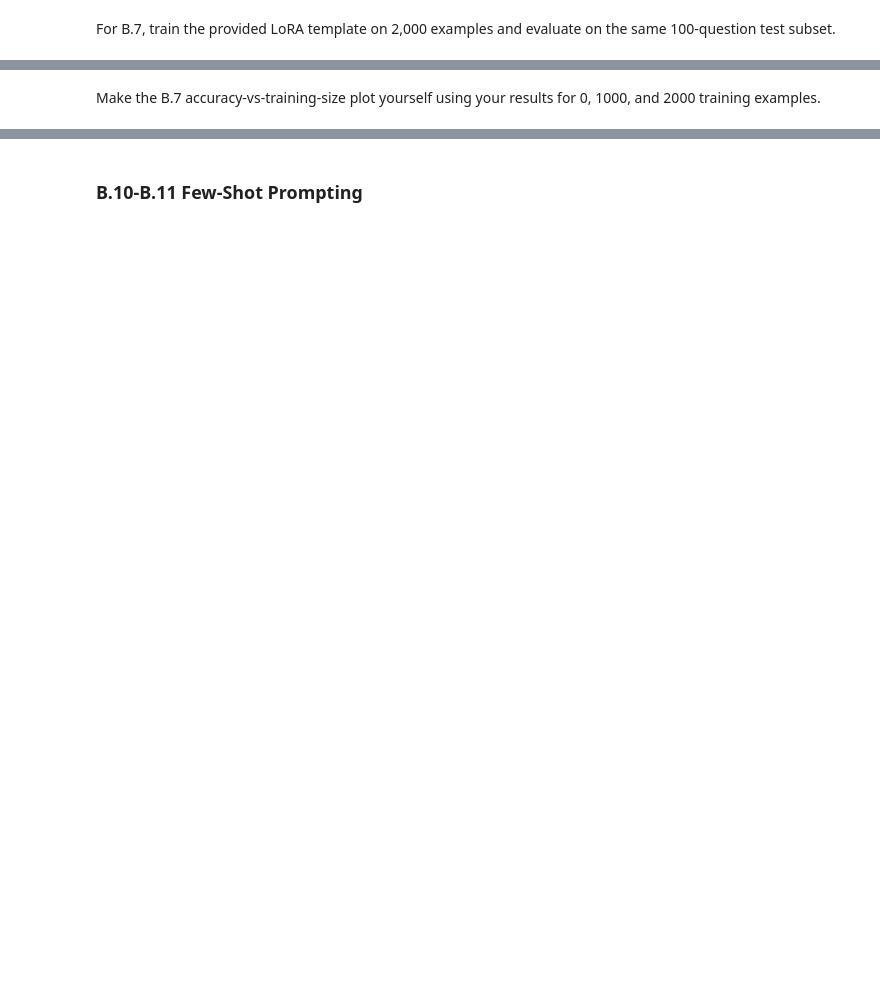
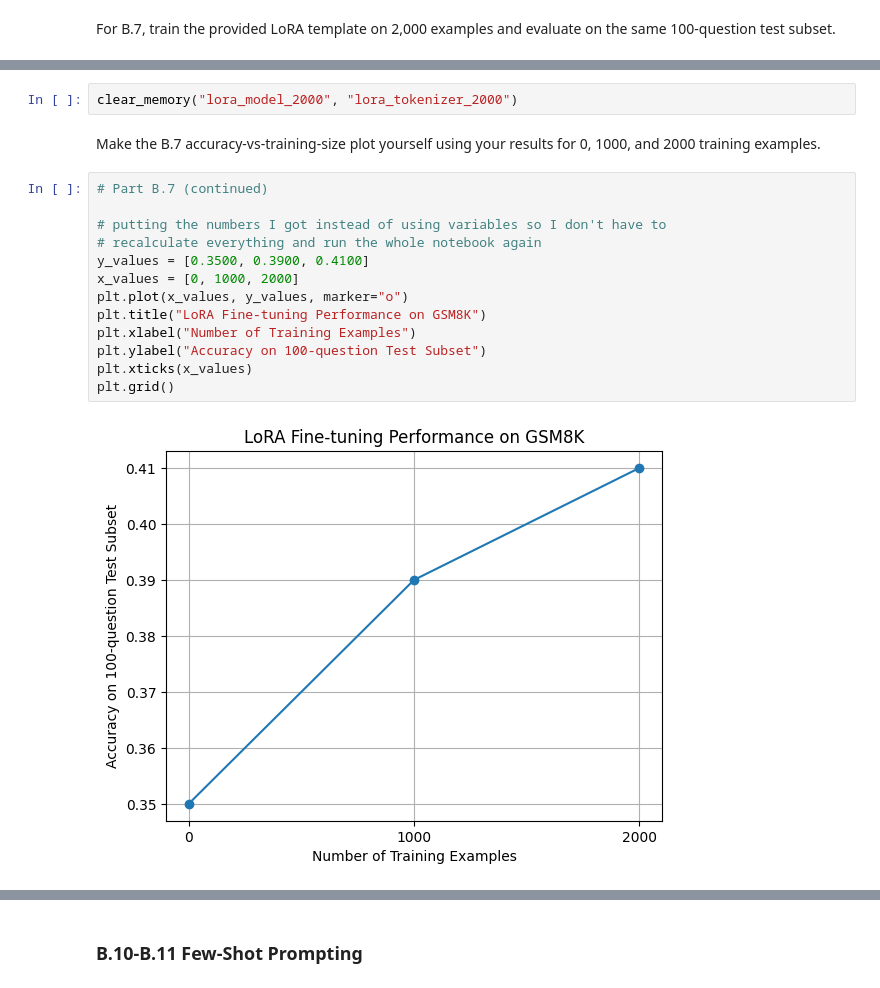
Before and after one commit to sonirohan/intro-ml, a Jupyter notebook: final_project/project_notebook.ipynb, the cells around one changed output, grey strips where cells are left out. Drawn from its saved outputs; the diff is of its cells as text; blank space fills up the shorter version.

Commit message:
added notebook from colab

```diff
--- a/final_project/project_notebook.ipynb
+++ b/final_project/project_notebook.ipynb
@@ -1110,2 +1194,19 @@ For B.7, train the provided LoRA template on 2,000 examples and evaluate on the
+# %%
+clear_memory("lora_model_2000", "lora_tokenizer_2000")
 # %% [markdown]
 Make the B.7 accuracy-vs-training-size plot yourself using your results for 0, 1000, and 2000 training examples.
+# %%
+# Part B.7 (continued)
+
+# putting the numbers I got instead of using variables so I don't have to
+# recalculate everything and run the whole notebook again
+y_values = [0.3500, 0.3900, 0.4100]
+x_values = [0, 1000, 2000]
+plt.plot(x_values, y_values, marker="o")
+plt.title("LoRA Fine-tuning Performance on GSM8K")
+plt.xlabel("Number of Training Examples")
+plt.ylabel("Accuracy on 100-question Test Subset")
+plt.xticks(x_values)
+plt.grid()
+# %% [output]
+[figure, added]
```
Also changed, not shown: parts of 21 cells of this notebook.
